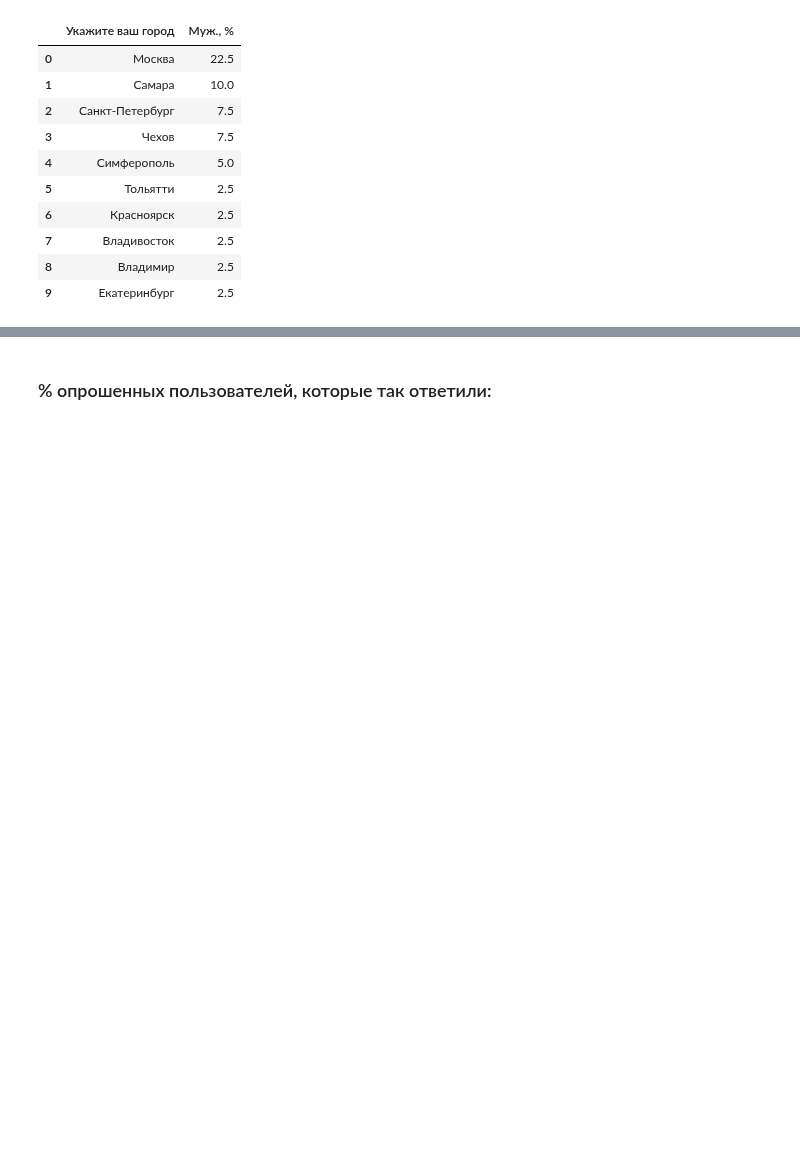
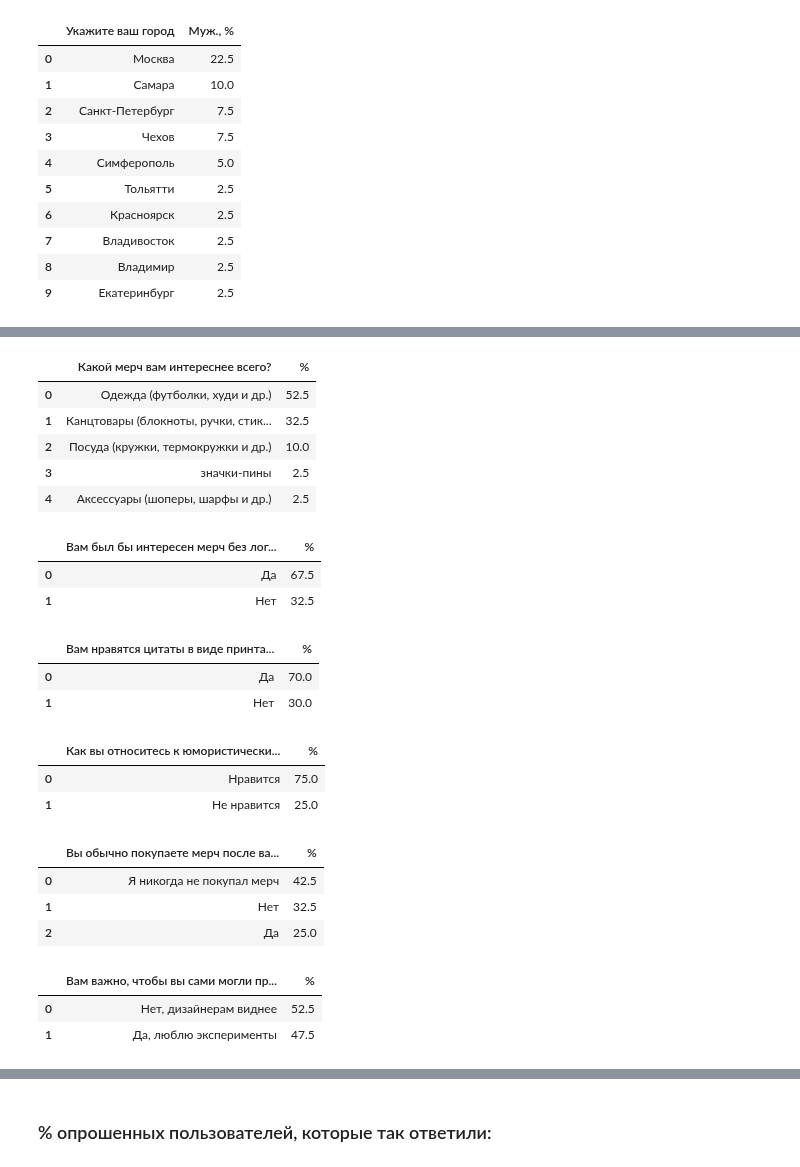
Before and after one commit to Gralex78/Home-Work-PYDA-20, a Jupyter notebook: 28_Grow/Grow.ipynb, the cells around one changed output, grey strips where cells are left out. Drawn from its saved outputs; the diff is of its cells as text; code cells hidden in the pictures; blank space fills up the shorter version.

```diff
--- a/28_Grow/Grow.ipynb
+++ b/28_Grow/Grow.ipynb
@@ -973,0 +929,52 @@ target_audience_m.groupby('Age').count()[['Timestamp']].sort_values('Timestamp',
+# %%
+df_m_11 = round(m.iloc[:,[11]].value_counts() / m.iloc[:,[11]].value_counts().sum() * 100, 1).reset_index()
+df_m_11.columns = ['Какой мерч вам интереснее всего?', '%']
+df_m_11
+# %% [output]
+|  | Какой мерч вам интереснее всего? | % |
+| 0 | Одежда (футболки, худи и др.) | 52.5 |
+| 1 | Канцтовары (блокноты, ручки, стик... | 32.5 |
+| 2 | Посуда (кружки, термокружки и др.) | 10.0 |
+| 3 | значки-пины | 2.5 |
+| 4 | Аксессуары (шоперы, шарфы и др.) | 2.5 |
+# %%
+df_m_12 = round(m.iloc[:,[12]].value_counts() / m.iloc[:,[12]].value_counts().sum() * 100, 1).reset_index()
+df_m_12.columns = ['Вам был бы интересен мерч без логотипа, который отражал бы философию конкретного бренда? Пример - футболки с надписью "Иноагент", выпущенные "Медузой" совместно с другими брендами', '%']
+df_m_12
+# %% [output]
+|  | Вам был бы интересен мерч без лог... | % |
+| 0 | Да | 67.5 |
+| 1 | Нет | 32.5 |
+# %%
+df_m_13 = round(m.iloc[:,[13]].value_counts() / m.iloc[:,[13]].value_counts().sum() * 100, 1).reset_index()
+df_m_13.columns = ['Вам нравятся цитаты в виде принта на мерче?', '%']
+df_m_13
+# %% [output]
+|  | Вам нравятся цитаты в виде принта... | % |
+| 0 | Да | 70.0 |
+| 1 | Нет | 30.0 |
+# %%
+df_m_14 = round(m.iloc[:,[14]].value_counts() / m.iloc[:,[14]].value_counts().sum() * 100, 1).reset_index()
+df_m_14.columns = ['Как вы относитесь к юмористическим цитатам на мерче?', '%']
+df_m_14
+# %% [output]
+|  | Как вы относитесь к юмористически... | % |
+| 0 | Нравится | 75.0 |
+| 1 | Не нравится | 25.0 |
+# %%
+df_m_15 = round(m.iloc[:,[15]].value_counts() / m.iloc[:,[15]].value_counts().sum() * 100, 1).reset_index()
+df_m_15.columns = ['Вы обычно покупаете мерч после важных мероприятий? Например, после концерта или интересной отраслевой конференции', '%']
+df_m_15
+# %% [output]
+|  | Вы обычно покупаете мерч после ва... | % |
+| 0 | Я никогда не покупал мерч | 42.5 |
+| 1 | Нет | 32.5 |
+| 2 | Да | 25.0 |
+# %%
+df_m_16 = round(m.iloc[:,[16]].value_counts() / m.iloc[:,[16]].value_counts().sum() * 100, 1).reset_index()
+df_m_16.columns = ['Вам важно, чтобы вы сами могли придумать свой дизайн для мерча: выбрать уникальное сочетание цвета и принта?', '%']
+df_m_16
+# %% [output]
+|  | Вам важно, чтобы вы сами могли пр... | % |
+| 0 | Нет, дизайнерам виднее | 52.5 |
+| 1 | Да, люблю эксперименты | 47.5 |
```
Also changed, not shown: parts of 27 cells of this notebook.
